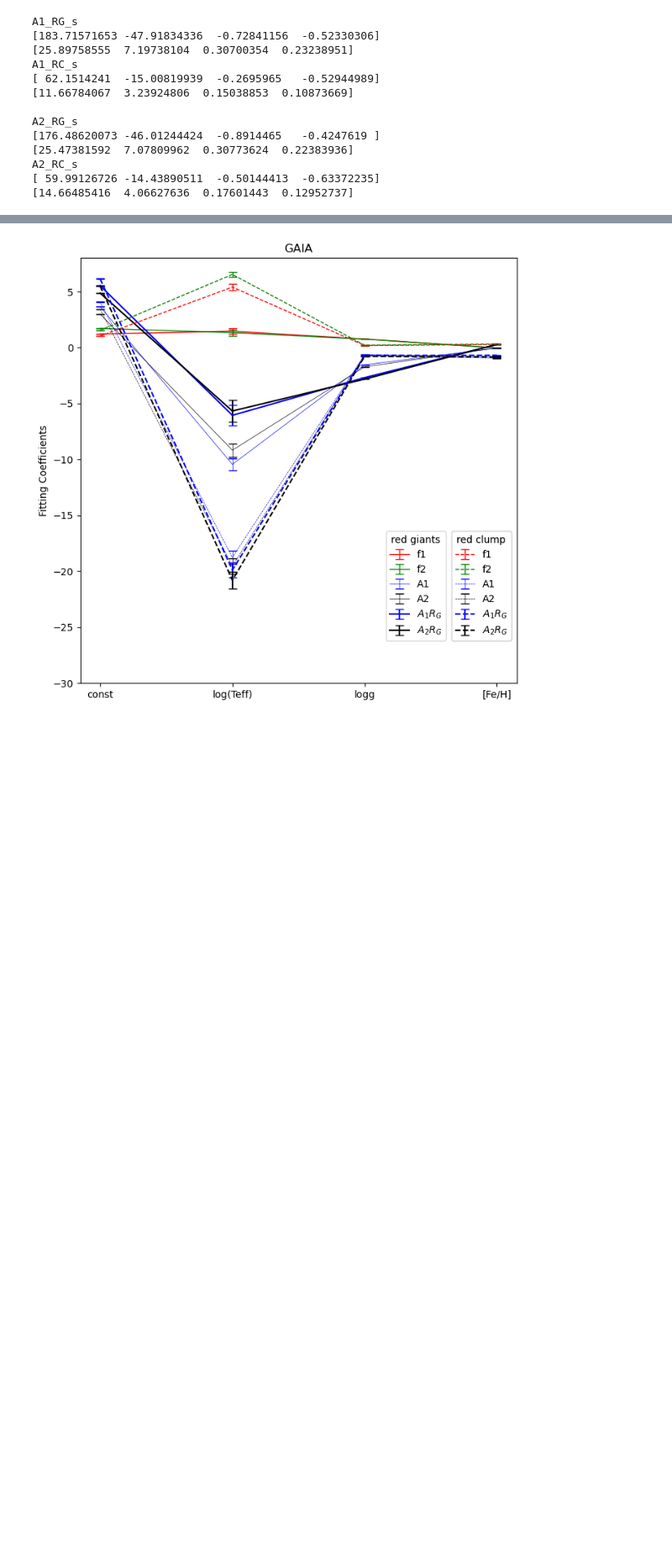
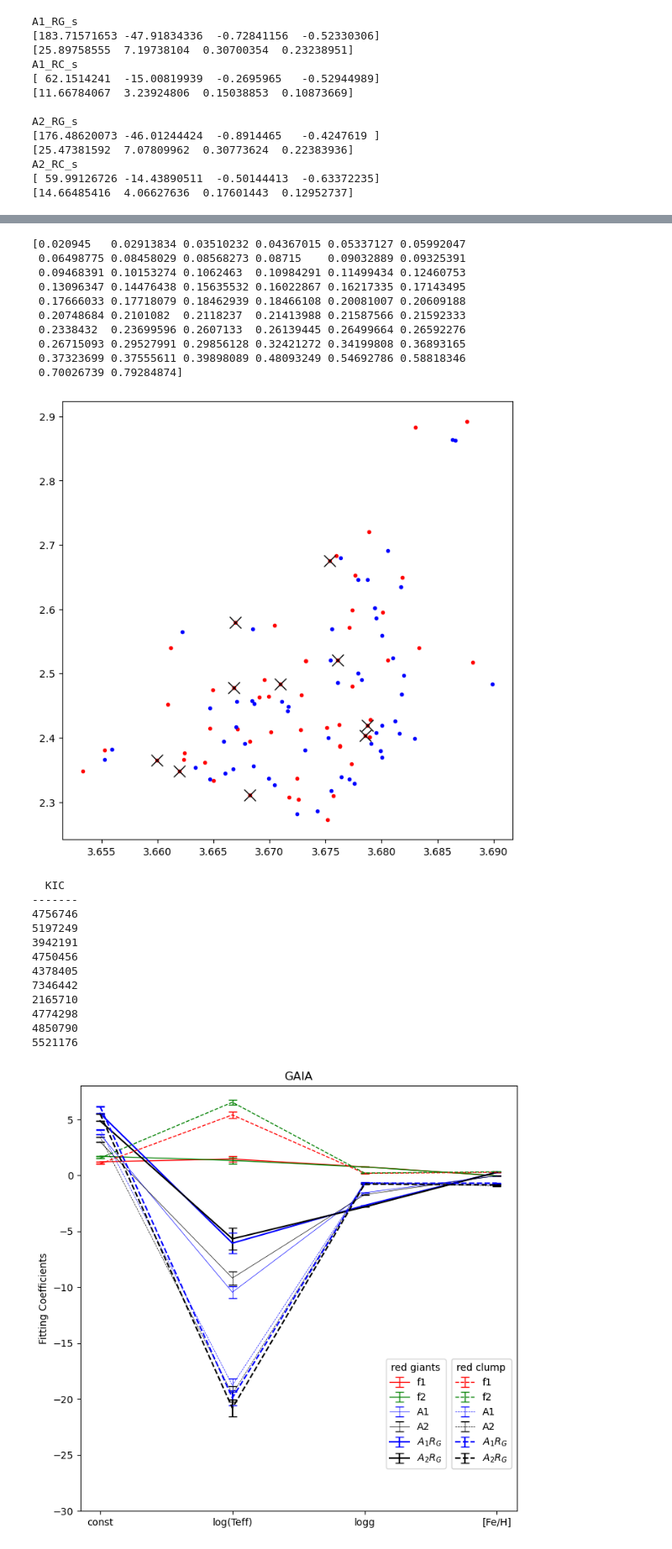
Before and after one commit to pollygecko/sharing-APOGEE_APOKASC, a Jupyter notebook: APOKASC and Gaia Updated Radii Analysis.ipynb, the cells around one changed output, grey strips where cells are left out. Shown at 84% size. Drawn from its saved outputs; the diff is of its cells as text; code cells hidden in the pictures; blank space fills up the shorter version.

```diff
--- a/APOKASC and Gaia Updated Radii Analysis.ipynb
+++ b/APOKASC and Gaia Updated Radii Analysis.ipynb
@@ -982,3 +1000,51 @@ plt.show()
+# %%
+#KIC ID pairs of RG/RC A2 with logTeff and logg (GAIA)
+
+#difference between A2(Teff) and A2(Teff) matched subsample for RG
+list1 = np.array(np.log10(Amp_HV2_RG[index_RG])) #Observed HV1 amps
+list2 = np.array(amp_curve_fit((log_Teff_final_RG[index_RG], logg_final_RG[index_RG], FeH_final_RG[index_RG]), A2_Rg_s_opt[0], A2_Rg_s_opt[1], A2_Rg_s_opt[2], A2_Rg_s_opt[3])) #1 for Teff values
+#difference between A2(Teff) and A2(Teff) matched subsample for RC
+list3 = np.array(np.log10(Amp_HV2_RC[index_RC])) #Observed HV2 amps
+list4 = np.array(amp_curve_fit((log_Teff_final_RC[index_RC], logg_final_RC[index_RC], FeH_final_RC[index_RC]), A2_Rc_s_opt[0], A2_Rc_s_opt[1], A2_Rc_s_opt[2], A2_Rc_s_opt[3]))
+
+set_diff = np.sqrt((list1 - list2)**2 + (list3 - list4)**2)
+list_diff = np.array(set_diff)
+
+#smallest difference bewtween the two
+inds = np.argsort(list_diff)
+print(list_diff[inds])
+
+figure(figsize=(8,8), dpi=100)
+plt.plot(log_Teff_final_RG[index_RG], logg_final_RG[index_RG],'r.')
+plt.plot(log_Teff_final_RC[index_RC], logg_final_RC[index_RC],'b.')
+plt.plot(log_Teff_final_RG[index_RG[inds[0:10]]], logg_final_RG[index_RG[inds[0:10]]],'kx', markersize=12)
+plt.show()
+
+print(KIC_final[index_RG[inds[0:10]]])
+# %% [output]
+[0.020945   0.02913834 0.03510232 0.04367015 0.05337127 0.05992047
+ 0.06498775 0.08458029 0.08568273 0.08715    0.09032889 0.09325391
+ 0.09468391 0.10153274 0.1062463  0.10984291 0.11499434 0.12460753
+ 0.13096347 0.14476438 0.15635532 0.16022867 0.16217335 0.17143495
+ 0.17666033 0.17718079 0.18462939 0.18466108 0.20081007 0.20609188
+ 0.20748684 0.2101082  0.2118237  0.21413988 0.21587566 0.21592333
+ 0.2338432  0.23699596 0.2607133  0.26139445 0.26499664 0.26592276
+ 0.26715093 0.29527991 0.29856128 0.32421272 0.34199808 0.36893165
+ 0.37323699 0.37555611 0.39898089 0.48093249 0.54692786 0.58818346
+ 0.70026739 0.79284874]
+[figure, added]
+  KIC
+-------
+4756746
+5197249
+3942191
+4750456
+4378405
+7346442
+2165710
+4774298
+4850790
+5521176
 # %%
 %matplotlib inline
 #transformed coefficient plot from GAIA Radius overplotted on untransformed one
```
Also changed, not shown: parts of 6 cells of this notebook.
